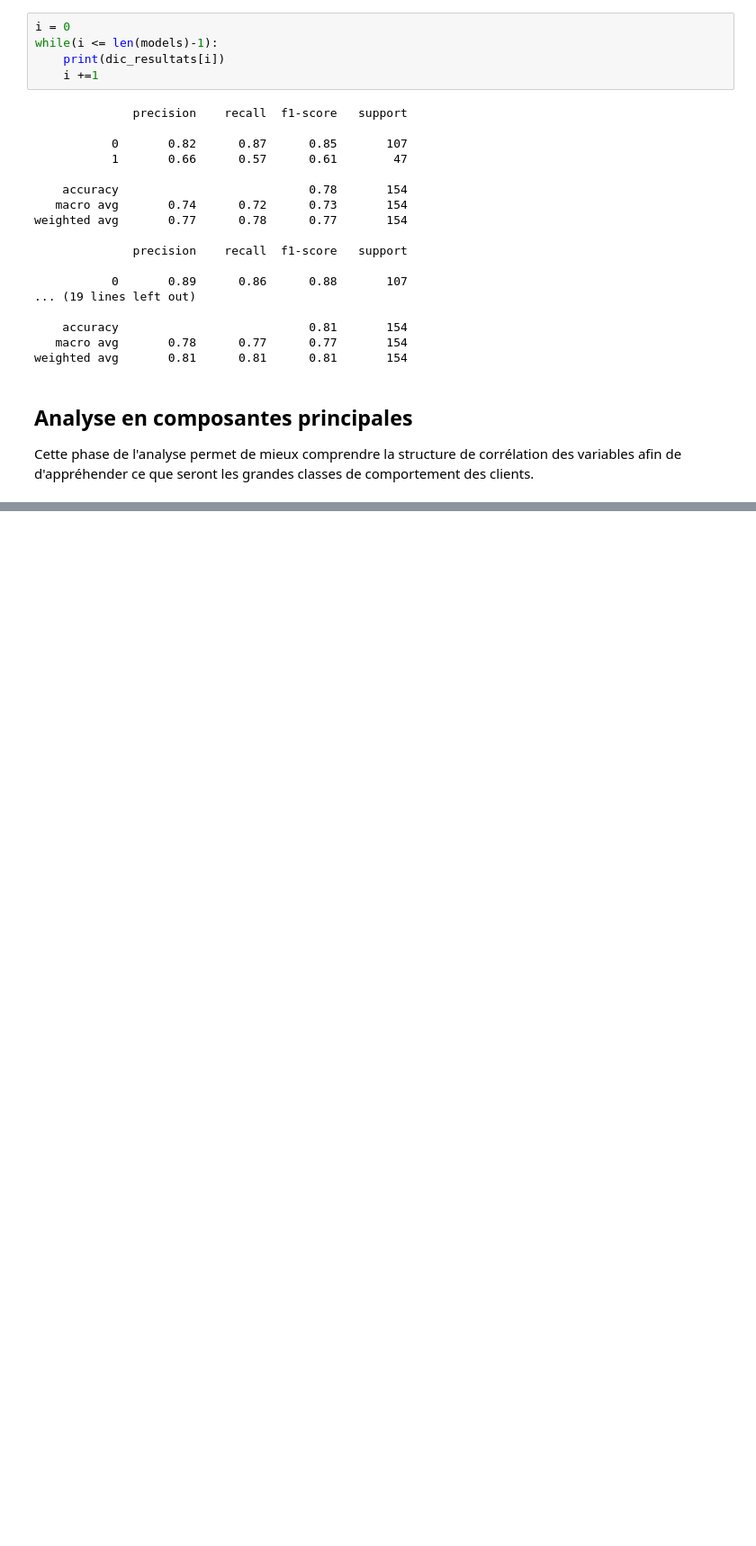
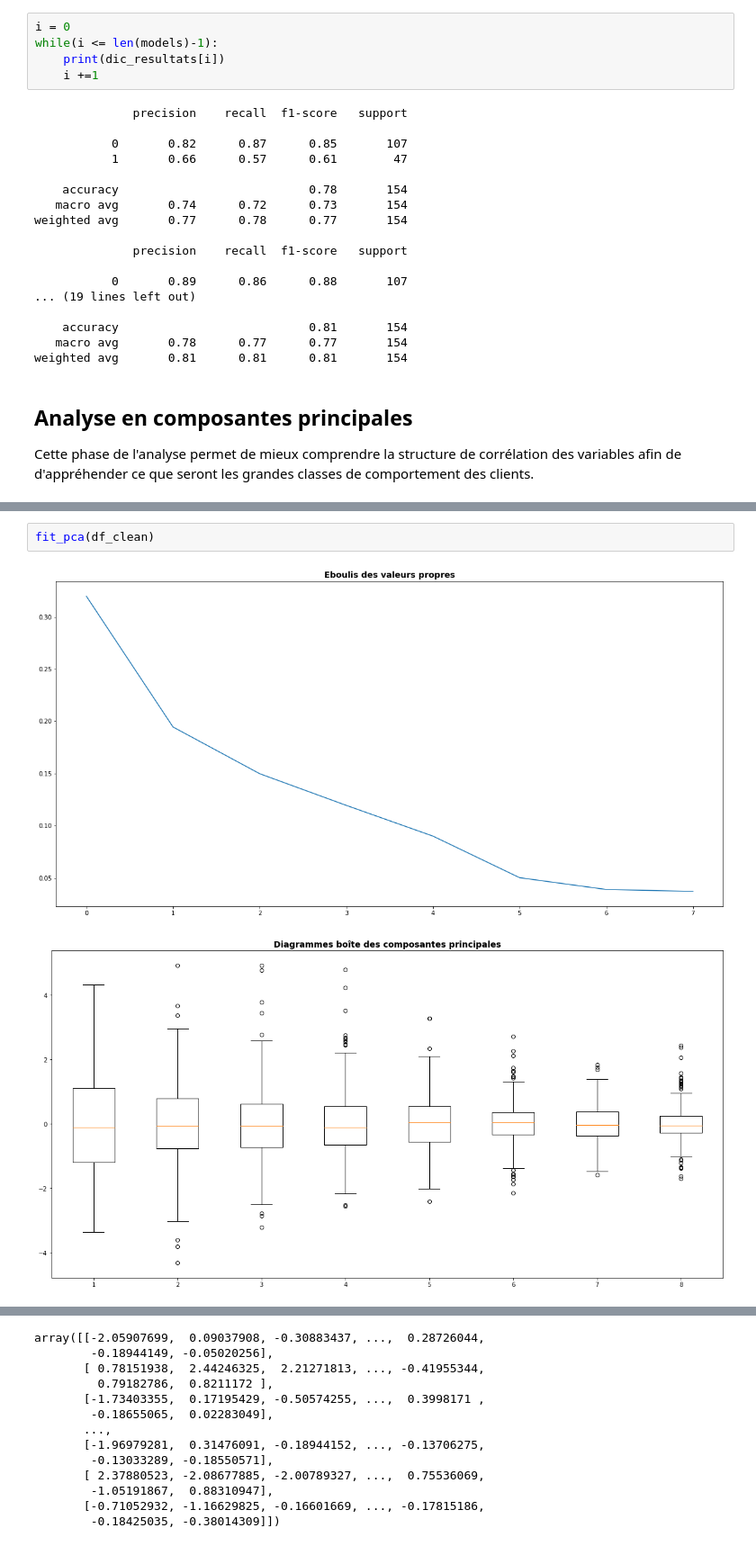
Before and after one commit to Abdelrazak-sakhri/diabete, a Jupyter notebook: Projet_diabete_Lamine_Mourad_Abdel.ipynb, the cells around one changed output, grey strips where cells are left out. Shown at 90% size. Drawn from its saved outputs; the diff is of its cells as text; blank space fills up the shorter version.

```diff
--- a/Projet_diabete_Lamine_Mourad_Abdel.ipynb
+++ b/Projet_diabete_Lamine_Mourad_Abdel.ipynb
@@ -795,0 +571,5 @@ sns.countplot(data=df_median,x='Insulin',hue='Outcome',palette='gist_rainbow',ax
+# %%
+fit_pca(df_clean)
+# %% [output]
+[figure, added]
+[figure, added]
@@ -795,0 +579,13 @@ sns.countplot(data=df_median,x='Insulin',hue='Outcome',palette='gist_rainbow',ax
+array([[-2.05907699,  0.09037908, -0.30883437, ...,  0.28726044,
+        -0.18944149, -0.05020256],
+       [ 0.78151938,  2.44246325,  2.21271813, ..., -0.41955344,
+         0.79182786,  0.8211172 ],
+       [-1.73403355,  0.17195429, -0.50574255, ...,  0.3998171 ,
+        -0.18655065,  0.02283049],
+       ...,
+       [-1.96979281,  0.31476091, -0.18944152, ..., -0.13706275,
+        -0.13033289, -0.18550571],
+       [ 2.37880523, -2.08677885, -2.00789327, ...,  0.75536069,
+        -1.05191867,  0.88310947],
+       [-0.71052932, -1.16629825, -0.16601669, ..., -0.17815186,
+        -0.18425035, -0.38014309]])
```
Also changed, not shown: parts of 37 cells of this notebook.
